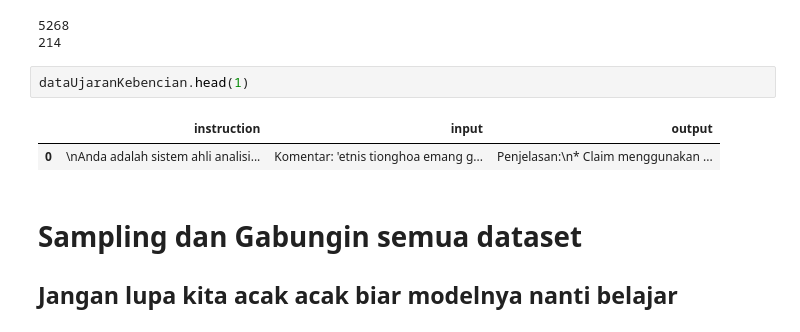
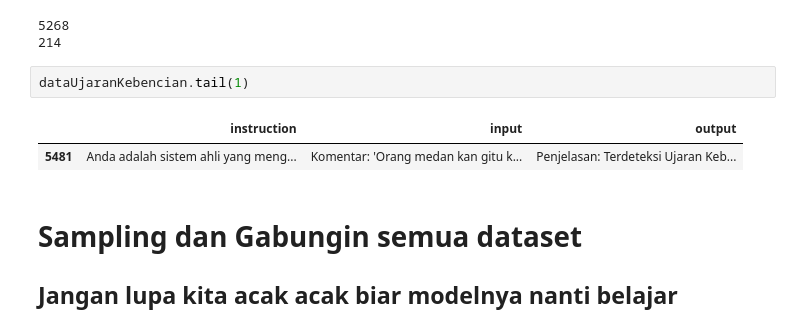
Before and after one commit to imdipo/capstone-AITF-komdigi, a Jupyter notebook: SFT/SFT.ipynb, the cells around one changed output. Cells and saved outputs as stored; diff of their text form.

```diff
--- a/SFT/SFT.ipynb
+++ b/SFT/SFT.ipynb
@@ -935,10 +894,10 @@ print(f"{len(ujarankebencian2)}")
 5268
 214
 # %%
-dataUjaranKebencian.head(1)
+dataUjaranKebencian.tail(1)
 # %% [output]
 |  | instruction | input | output |
-| 0 | \nAnda adalah sistem ahli analisi... | Komentar: 'etnis tionghoa emang g... | Penjelasan:\n* Claim menggunakan ... |
+| 5481 | Anda adalah sistem ahli yang meng... | Komentar: 'Orang medan kan gitu k... | Penjelasan: Terdeteksi Ujaran Keb... |
 # %% [markdown]
 # Sampling dan Gabungin semua dataset
 ## Jangan lupa kita acak acak biar modelnya nanti belajar
```
Also changed, not shown: parts of 31 cells of this notebook.
